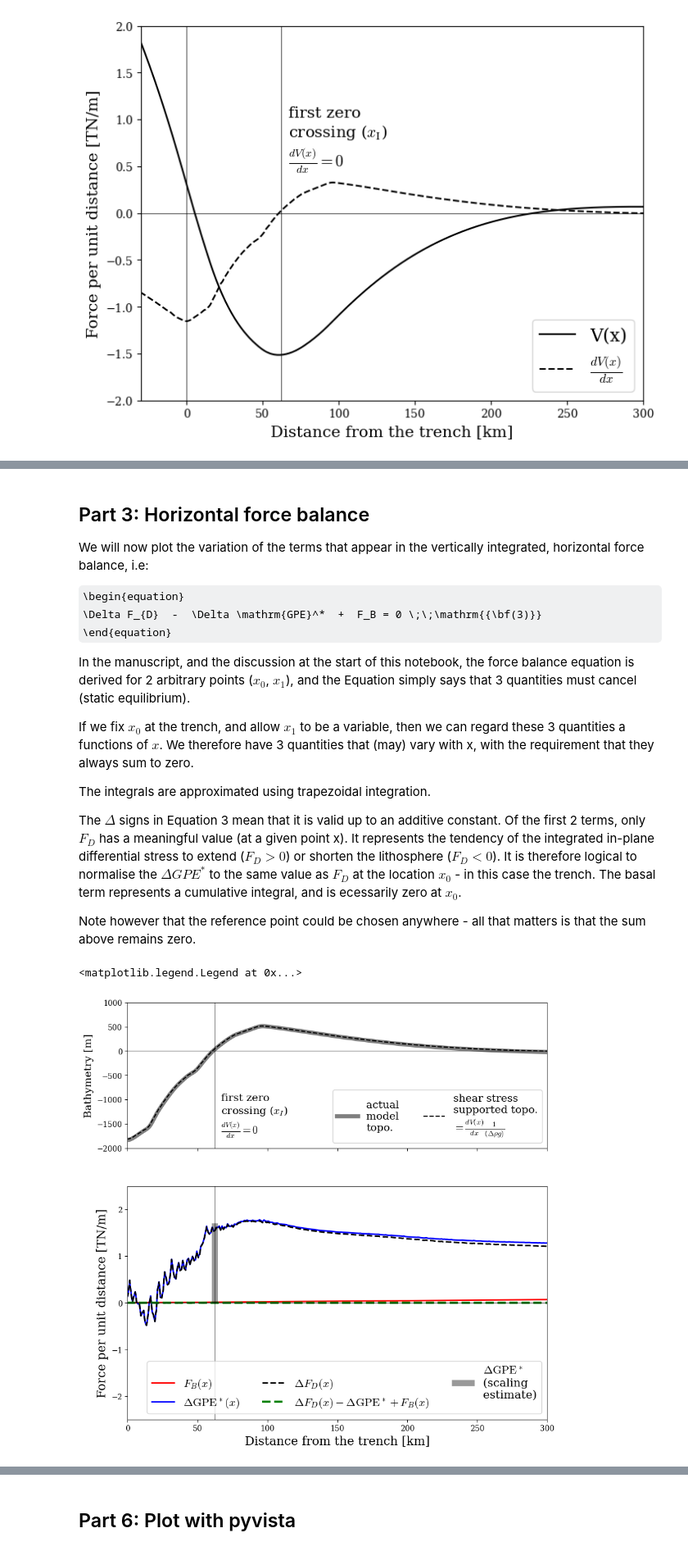
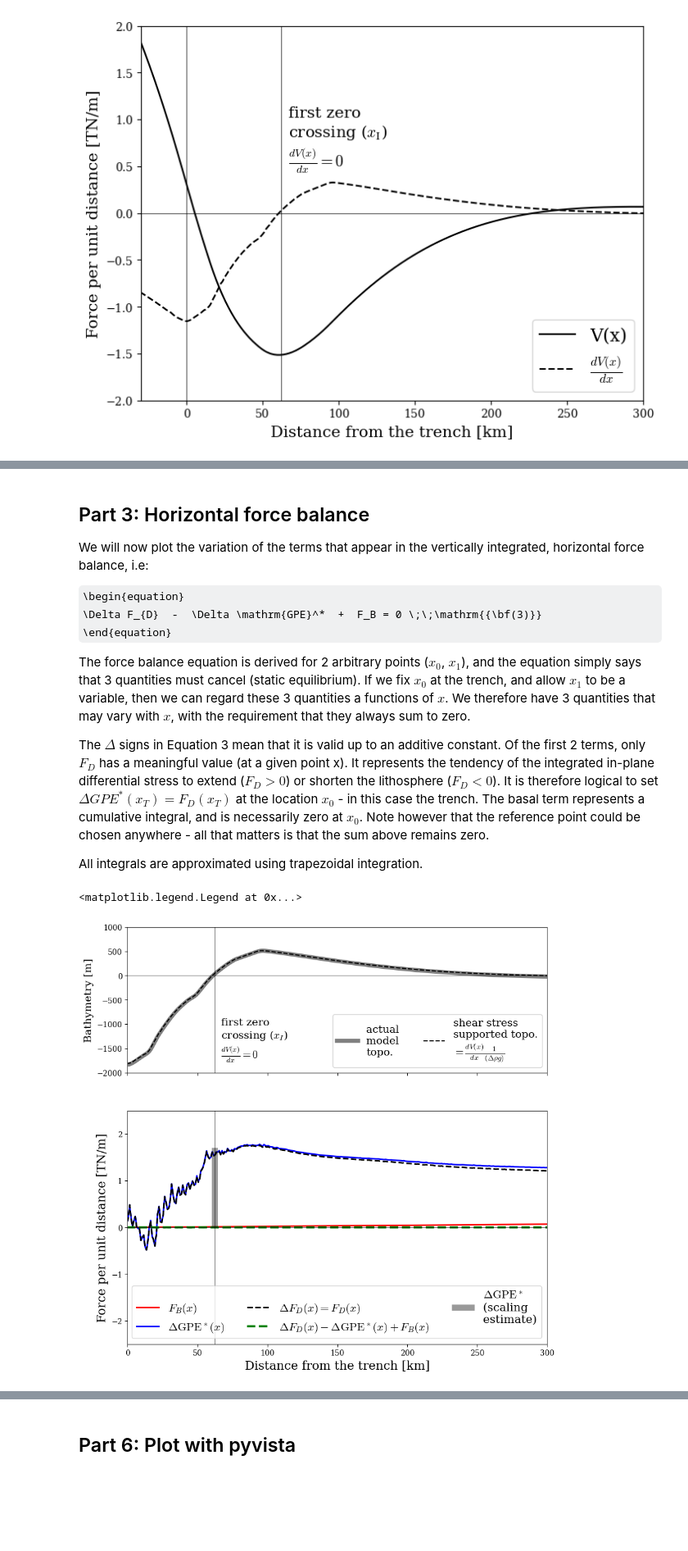
Before and after one commit to dansand/trench_pull_force, a Jupyter notebook: postprocessing_notebooks/single_step_analysis.ipynb, the cells around one changed output, grey strips where cells are left out. Shown at 82% size. Drawn from its saved outputs; the diff is of its cells as text; code cells hidden in the pictures; some formulas as TeX source; blank space fills up the shorter version.

```diff
--- a/postprocessing_notebooks/single_step_analysis.ipynb
+++ b/postprocessing_notebooks/single_step_analysis.ipynb
@@ -447,15 +426,11 @@ We will now plot the variation of the terms that appear in the vertically integr
 \Delta F_{D}  -  \Delta \mathrm{GPE}^*  +  F_B = 0 \;\;\mathrm{{\bf(3)}}
 \end{equation}
 
-In the manuscript, and the discussion at the start of this notebook, the force balance equation is derived for 2 arbitrary points ($x_0$, $x_1$), and the Equation simply says that 3 quantities must cancel (static equilibrium).
+The force balance equation is derived for 2 arbitrary points ($x_0$, $x_1$), and the equation simply says that 3 quantities must cancel (static equilibrium). If we fix $x_0$ at the trench, and allow $x_1$ to be a variable, then we can regard these 3 quantities a functions of $x$.  We therefore have 3 quantities that may vary with $x$, with the requirement that they always sum to zero.
 
-If we fix $x_0$ at the trench, and allow $x_1$ to be a variable, then we can regard these 3 quantities a functions of $x$.  We therefore have 3 quantities that (may) vary with x, with the requirement that they always sum to zero.
+The $\Delta$ signs in Equation 3 mean that it is valid up to an additive constant. Of the first 2 terms, only $F_D$ has a meaningful value (at a given point x). It represents the tendency of the integrated in-plane differential stress to extend ($F_D> 0$) or shorten the lithosphere ($F_D<0$). It is therefore logical to set $\Delta {GPE^*}(x_T) = F_D(x_T)$ at the location $x_0$ - in this case the trench. The basal term represents a cumulative integral, and is necessarily zero at $x_0$. Note however that the reference point could be chosen anywhere - all that matters is that the sum above remains zero.
 
-The integrals are approximated using trapezoidal integration.
-
-The $\Delta$ signs in Equation 3 mean that it is valid up to an additive constant. Of the first 2 terms, only $F_D$ has a meaningful value (at a given point x). It represents the tendency of the integrated in-plane differential stress to extend ($F_D> 0$) or shorten the lithosphere ($F_D<0$). It is therefore logical to normalise the $\Delta {GPE^*}$ to the same value as $F_D$ at the location $x_0$ - in this case the trench. The basal term represents a cumulative integral, and is ecessarily zero at $x_0$.
-
-Note however that the reference point could be chosen anywhere - all that matters is that the sum above remains zero.
+All integrals are approximated using trapezoidal integration.
 # %%
 #calculate the integrated qunatities using Trapezoidal function
 
@@ -530,42 +505,42 @@ ax2.plot(  1e-3*(cxpts - tloc)[:],
 #this is not normalised at the trench
 ax2.plot(  1e-3*(cxpts - tloc)[:],
          del_FD_x,
-        c= 'k', ls = '--', lw =2,  label = r'$\Delta F_{D}(x)$')
+        c= 'k', ls = '--', lw =2,  label = r'$\Delta F_{D}(x) = F_{D}(x)$')
 
 
 
 #plot the sum of the three terms
 ax2.plot(  1e-3*(cxpts - tloc)[:],
 
          #equation 3
          del_FD_x - del_GPE_x + FB_x,
-         c= 'g', ls = '--', lw = 3, label = r'$\Delta F_{D}(x) - \Delta \mathrm{GPE}^* + F_B(x)$' )
+         c= 'g', ls = '--', lw = 3, label = r'$\Delta F_{D}(x) - \Delta \mathrm{GPE}^*(x) + F_B(x)$' )
 
 
 #the estimated magnityde of the \Delta GPE^* based on the scaling relationship
 ax2.vlines(1e-3*(xi_loc - tloc), 0,  gpe_est*1e-12,
            color='k', lw=8, alpha= 0.4, label = r'$\Delta \mathrm{GPE}^*$' + '\n(scaling \nestimate)')
 
 ax2.set_xlabel('Distance from the trench [km]', fontsize=16)
 ax2.set_ylabel('Force per unit distance [TN/m]', fontsize=16)
 
 
 ax2.hlines(0, -100, 1e-3*(vxpts.max() - tloc), color='k', lw=0.5)
 ax2.vlines(0, -5, 5, color='k', lw=0.5)
 ax2.vlines(1e-3*(xi_loc - tloc), -5, 5, color='k', lw=0.5)
 
 ax2.set_ylim(-2.5, 2.5)
 ax2.set_xlim(0, 300)
 
 ax2.legend(loc=4, fontsize=15, ncols=3)
 
 #ax2.vlines(5, -5, 5, color='k', lw=0.5)
 
 
 #fig.savefig('./figures/force_balance.png', dpi=100, facecolor='white', bbox_inches='tight')
 # %% [output]
 <matplotlib.legend.Legend at 0x...>
-[figure, old version]
+[figure, new version]
 # %% [markdown]
 **comments**
 
```
Also changed, not shown: parts of 14 cells of this notebook, 5 other files.
